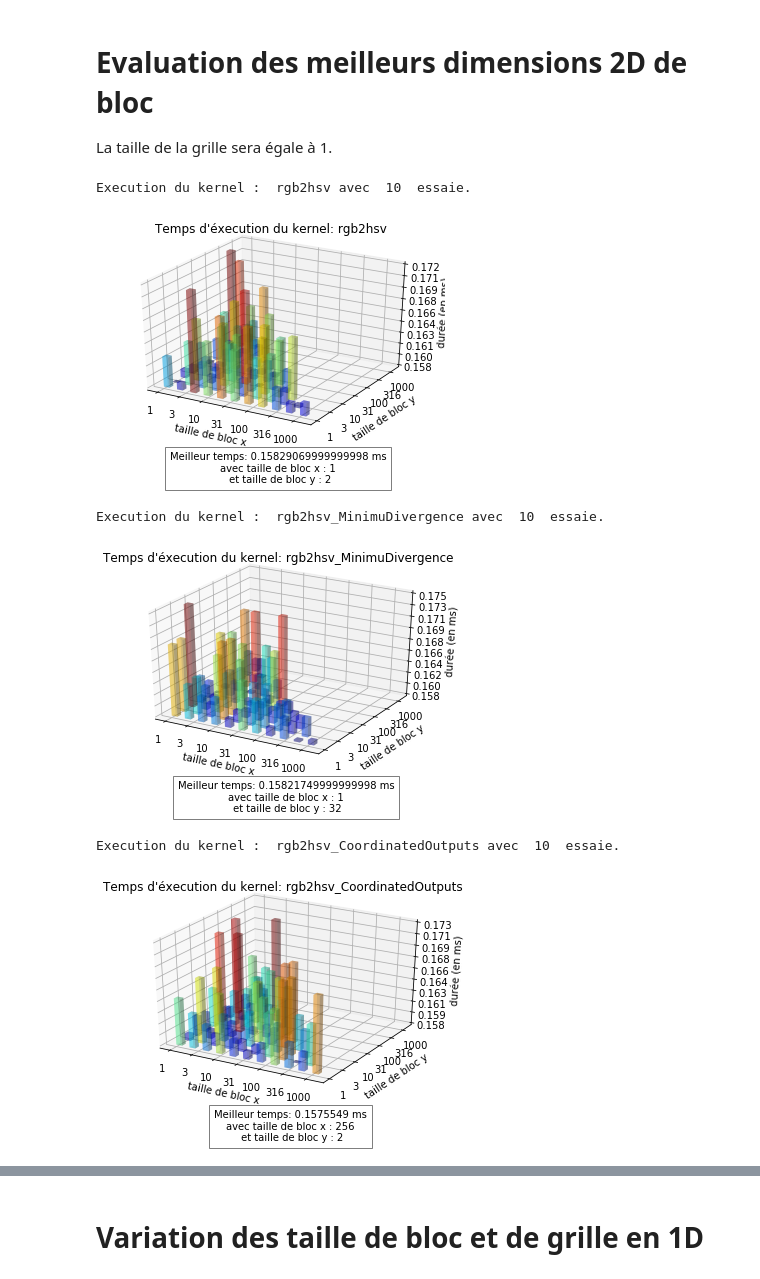
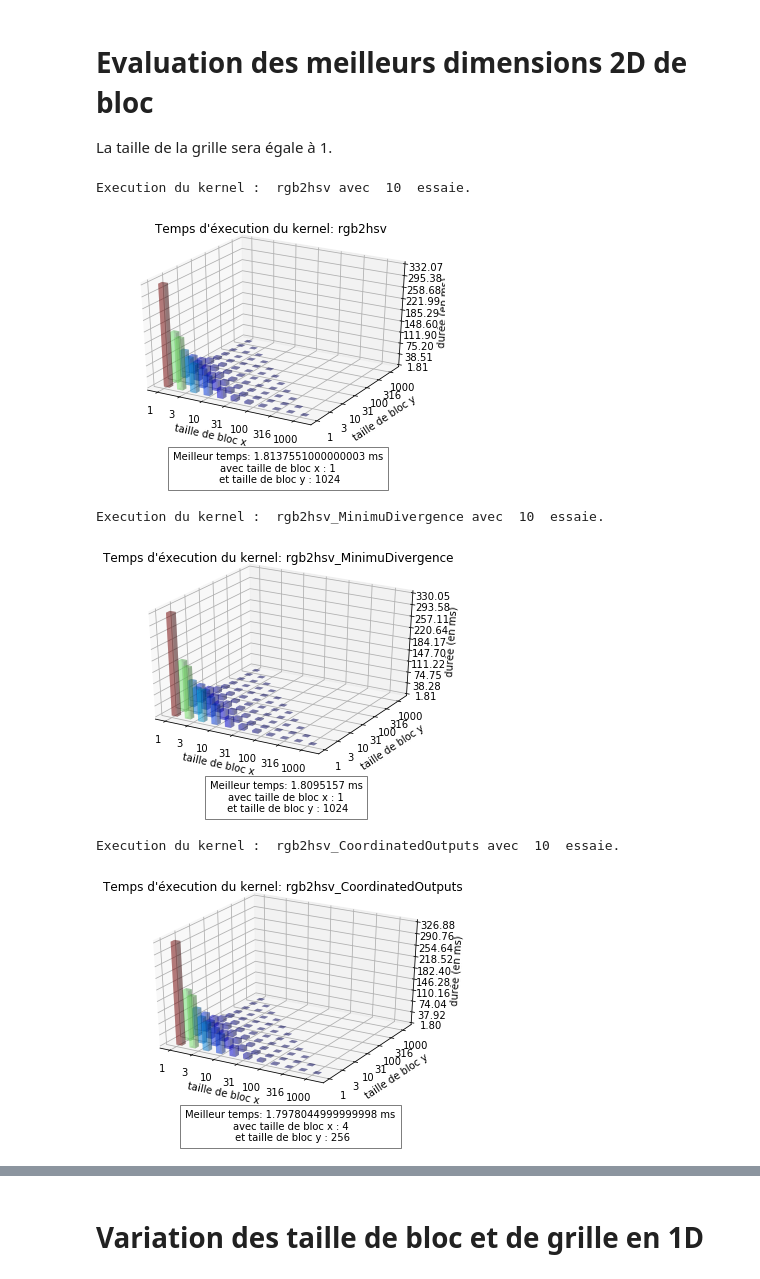
Before and after one commit to Me-k-01/Histogram_equalization, a Jupyter notebook: rapport-tp3.ipynb, the cells around one changed output, grey strips where cells are left out. Saved outputs shown, nothing was run; the diff lists cells and outputs as text; code cells hidden in the pictures.

Commit message:
correction benchmark choix du kernel

```diff
--- a/rapport-tp3.ipynb
+++ b/rapport-tp3.ipynb
@@ -35,6 +35,13 @@ KERNEL = {
     "repart": [7, 8, 9],
     "equalization" :[10, 11]
 }
+NUM_KERNEL = { # Numéro du kernel qu'il faut séléctionner pour lire
+    "rgb2hsv": 1,
+    "histogram": 2,
+    "repart": 3,
+    "equalization" : 4,
+    "hsv2rgb": 5
+}
 # %%
 def read_nvprof(output: str) -> pd.DataFrame:
     csv = output.split('\\n')
@@ -120,7 +128,7 @@ def showHistogramOfKernels(kernels, nTry = 10):
 #print("Évaluation des kernels suivant la variation de la taille des blocs sur l'axe X")
 #showHistogramOfKernels(KERNELS, 5)
 # %%
-def evaluate2DBlocSize(kernelType, nTry = 10):
+def evaluate2DBlocSize(kernelNum, kernelType, nTry = 10):
     durations = []
     sizes = []
     xBlockSize = 1
@@ -132,7 +140,6 @@ def evaluate2DBlocSize(kernelType, nTry = 10):
         while yBlockSize <= 1024:
             if (xBlockSize * yBlockSize) > 1024:
                 durations[-1].append(np.nan)
-                #yBlockSize += step
                 yBlockSize *= 2
                 continue
 
@@ -144,15 +151,13 @@ def evaluate2DBlocSize(kernelType, nTry = 10):
                         "-b", str(kernelType),
                         "-d", str(xBlockSize), str(yBlockSize)
                     )
-                ), kernelType)
+                ), kernelNum)
 
             avg /= nTry
             durations[-1].append(avg)
-            #yBlockSize += step if yBlockSize != 1 else -1
             yBlockSize *= 2
         sizes.append(xBlockSize)
 
-        #xBlockSize += step if xBlockSize != 1 else -1
         xBlockSize *= 2
     return durations, sizes
 # %%
@@ -168,7 +171,7 @@ def getBestParameters(durations, sizesX, sizesY):
 
     for i in range(len(durations)):
         for j in range(len(durations[i])):
-            if (durations[i][j] < m and durations[i][j] != np.nan):
+            if (durations[i][j] < m and not np.isnan(durations[i][j])):
                 m = durations[i][j]
                 x = sizesX[i]
                 y = sizesY[j]
@@ -198,7 +201,7 @@ def showHistogramDuration3DHist(durations, sizesX, sizesY, title, xLabel, yLabel
 
     ##### Parametrage des axes #####
     ax.zaxis.set_major_locator(LinearLocator(10))
-    ax.zaxis.set_major_formatter(FormatStrFormatter('%.03f'))
+    ax.zaxis.set_major_formatter(FormatStrFormatter('%.02f'))
     # Affichage de l'echelle logarithmic
     ax.xaxis.set_major_formatter(FuncFormatter(log_tick_formatter))
     ax.yaxis.set_major_formatter(FuncFormatter(log_tick_formatter))
@@ -213,14 +216,17 @@ def showHistogramDuration3DHist(durations, sizesX, sizesY, title, xLabel, yLabel
     d, x, y  = getBestParameters(durations, sizesX, sizesY)
     plt.figtext(0.53, -0.03, "Meilleur temps: " + str(minZ) + " ms\navec " + xLabel + " : " + str(x) + "\n et " + yLabel + " : " + str(y) , ha="center", bbox={"facecolor":"white", "alpha":0.5, "pad":5})
     plt.show()
+
 # showHistogramDuration3DHist(durations, sizes, sizes, KERNELS_NAME[0], "taille de bloc x", "taille de bloc y")
+#durations, sizes = evaluate2DBlocSize(NUM_KERNEL["rgb2hsv"], 2, 1)
+#print(durations, sizes)
 # %%
-def testBlocKernels(kernels, nTry = 1):
-    global KERNEL_NAME
+def testBlocKernels(kernelNameType, nTry = 1):
+    global KERNEL, KERNELS_NAME, NUM_KERNEL
 
-    for i in kernels:
+    for i in KERNEL[kernelNameType]:
         print("Execution du kernel : ", KERNELS_NAME[i], "avec ", nTry, " essaie.")
-        durations, sizes = evaluate2DBlocSize(0, nTry)
+        durations, sizes = evaluate2DBlocSize(NUM_KERNEL[kernelNameType], i, nTry)
         showHistogramDuration3DHist(durations, sizes, sizes, KERNELS_NAME[i], "taille de bloc x", "taille de bloc y")
-
-testBlocKernels([1], 1) # avec un seul essaie, on remarque que les temps sont imprécies et trop hétérogènes, il faut prendre le temps moyen entre plusieurs execution du même kernel
+#showHistogramDuration3DHist(durations, sizes, sizes, KERNELS_NAME[0], "taille de bloc x", "taille de bloc y")
+#testBlocKernels([2], 1) # avec un seul essaie, on remarque que les temps sont imprécies et trop hétérogènes, il faut prendre le temps moyen entre plusieurs execution du même kernel
@@ -231,13 +234,13 @@ Execution du kernel :  rgb2hsv_MinimuDivergence avec  1  essaie.
 # Evaluation des meilleurs dimensions 2D de bloc
 La taille de la grille sera égale à 1.
 # %%
-nTry = 20
-testBlocKernels(KERNEL["rgb2hsv"], nTry)
+nTry = 10
+testBlocKernels("rgb2hsv", nTry)
 # %% [output]
 Execution du kernel :  rgb2hsv avec  10  essaie.
-[figure, old version]
+[figure, new version]
 Execution du kernel :  rgb2hsv_MinimuDivergence avec  10  essaie.
-[figure, old version]
+[figure, new version]
 Execution du kernel :  rgb2hsv_CoordinatedOutputs avec  10  essaie.
-[figure, old version]
+[figure, new version]
 # %%
```
Also changed, not shown: parts of 15 cells of this notebook, 6 other files.
